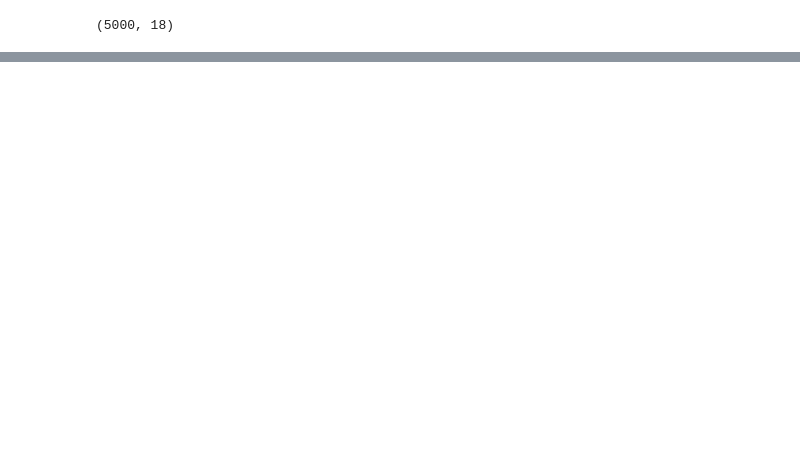
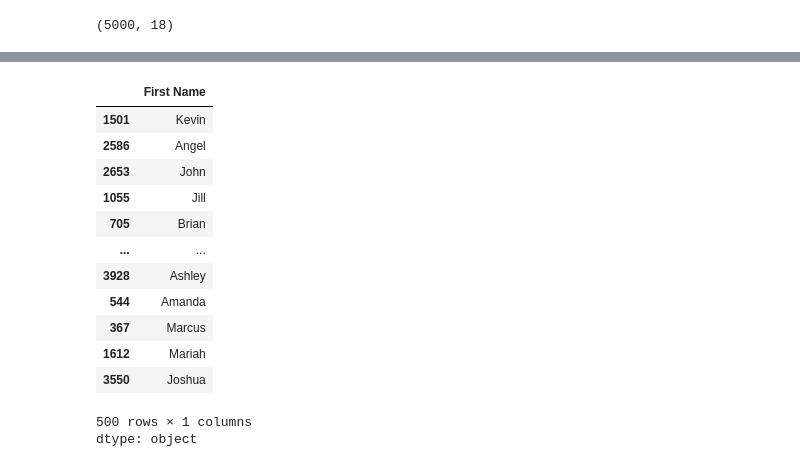
Before and after one commit to albertofalco/ENAP, a Jupyter notebook: 2025_01/preparation_tasks/main.ipynb, the cells around one changed output, grey strips where cells are left out. Cells and saved outputs as stored; diff of their text form; code cells hidden in the pictures; blank space fills up the shorter version.

```diff
--- a/2025_01/preparation_tasks/main.ipynb
+++ b/2025_01/preparation_tasks/main.ipynb
@@ -122,0 +172,26 @@ BQuarterBegin
+# %%
+# Función para asignar valores fake.
+def fake_applier(x, scope=50):
+  if fake.boolean(chance_of_getting_true=scope):
+    return fake.first_name()
+  else:
+    return x
+
+# Aplicación de la función a todas las celdas.
+Faker.seed(42)
+df_sample["First Name"].apply(func=fake_applier)
+# %% [output]
+|  | First Name |
+| 1501 | Kevin |
+| 2586 | Angel |
+| 2653 | John |
+| 1055 | Jill |
+| 705 | Brian |
+| ... | ... |
+| 3928 | Ashley |
+| 544 | Amanda |
+| 367 | Marcus |
+| 1612 | Mariah |
+| 3550 | Joshua |
+500 rows × 1 columns
+dtype: object
```
Also changed, not shown: parts of 19 cells of this notebook.
